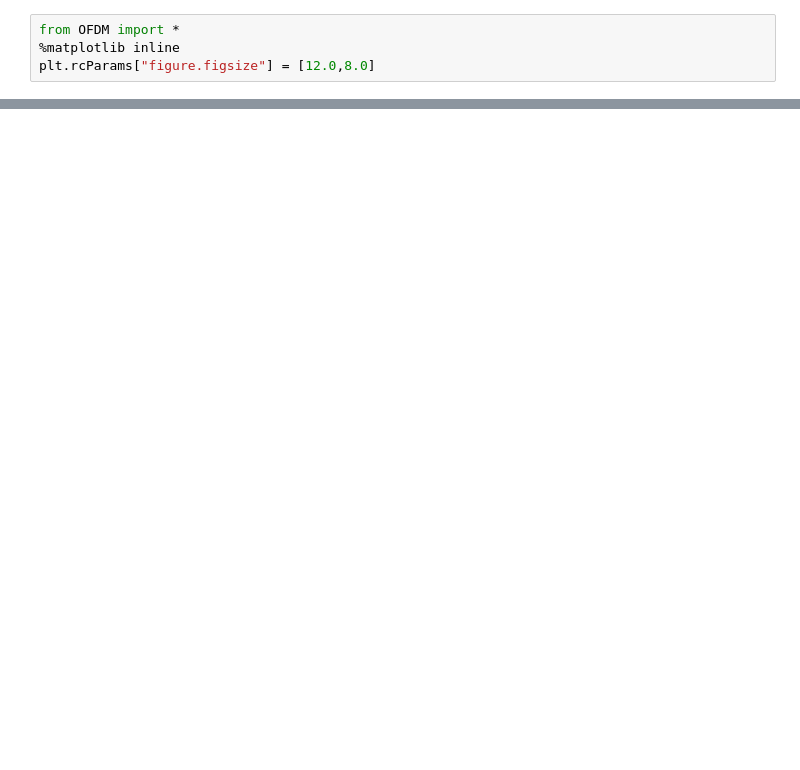
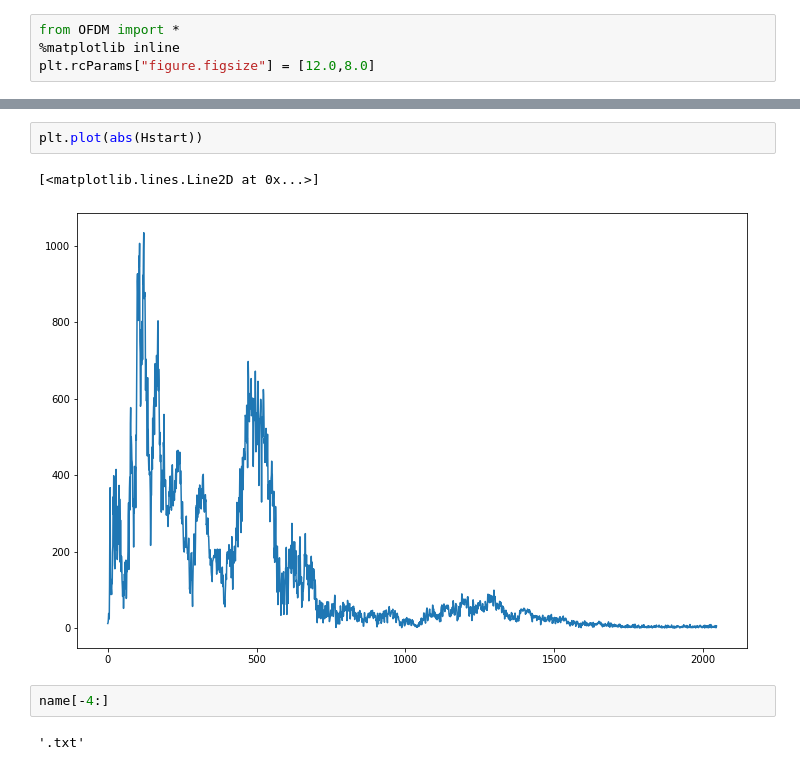
Before and after one commit to adamg-97/GF3-audio-modem, a Jupyter notebook: Final System Test.ipynb, the cells around one changed output, grey strips where cells are left out. Saved outputs shown, nothing was run; the diff lists cells and outputs as text; blank space fills up the shorter version.

```diff
--- a/Final System Test.ipynb
+++ b/Final System Test.ipynb
@@ -89,0 +71,9 @@ errs/len(bits)
+# %%
+plt.plot(abs(Hstart))
+# %% [output]
+[<matplotlib.lines.Line2D at 0x...>]
+[figure, added]
+# %%
+name[-4:]
+# %% [output]
+'.txt'
```
Also changed, not shown: parts of 15 cells of this notebook, 1 other file.
